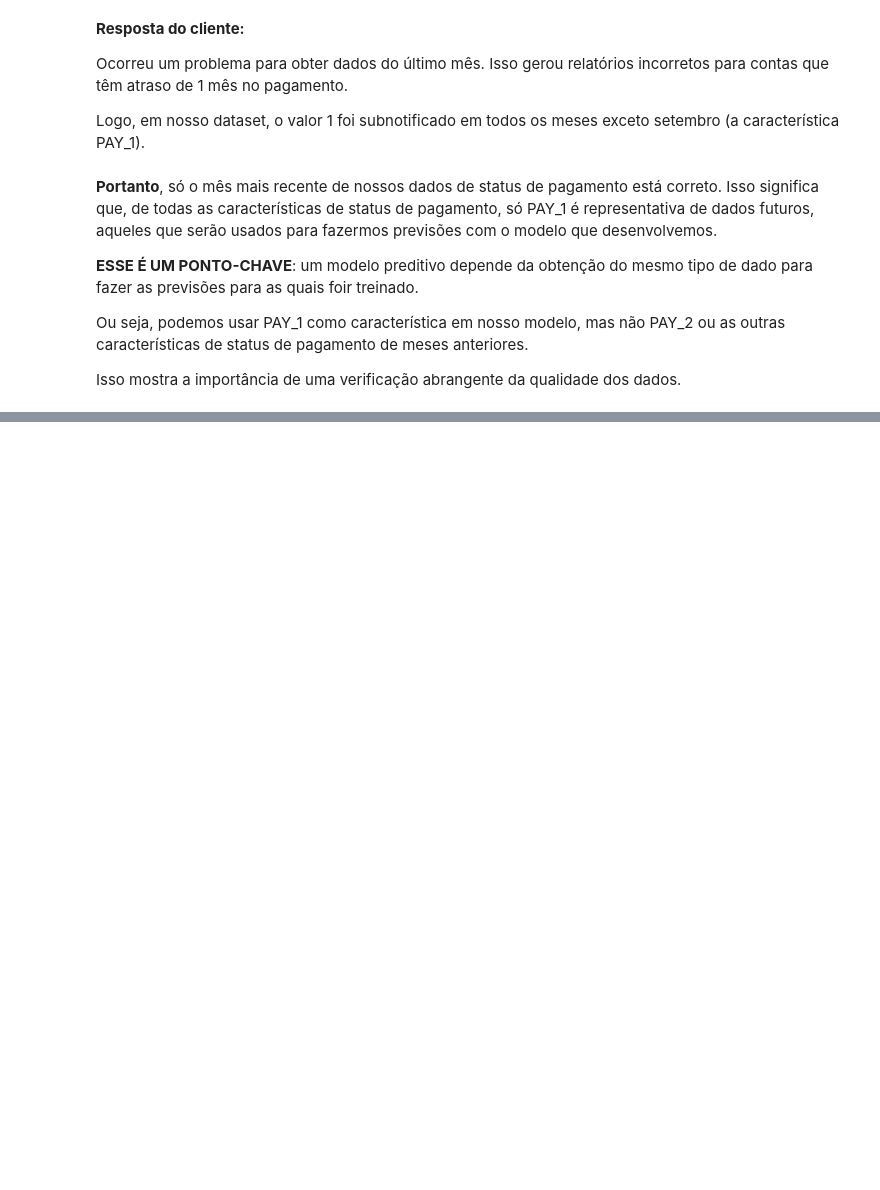
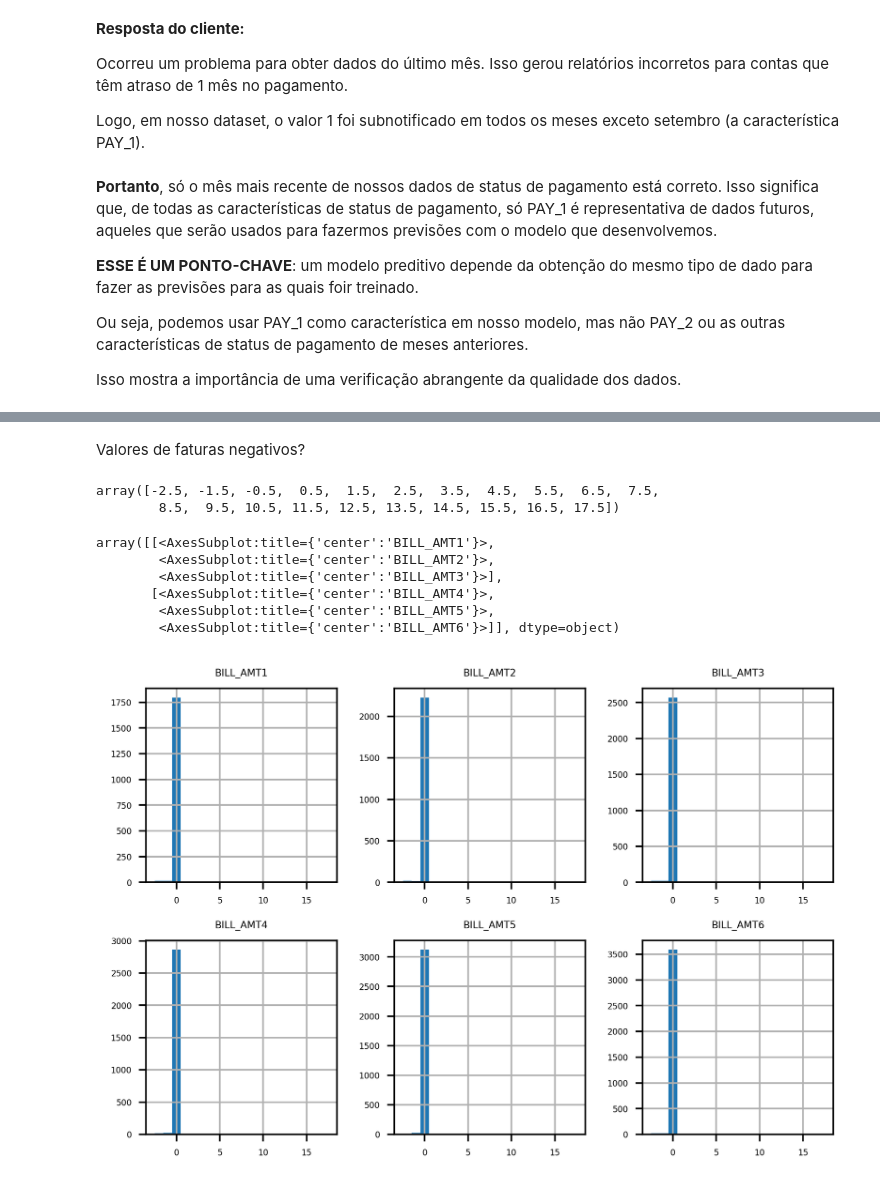
Before and after one commit to renatogcruz/pos_data_science_analytics, a Jupyter notebook: data_science/projetos_de_ciencias_de_dados_com_python/Cap_01/Cap. 01 - Exploração e limpeza de dados.ipynb, the cells around one changed output, grey strips where cells are left out. Drawn from its saved outputs; the diff is of its cells as text; code cells hidden in the pictures; blank space fills up the shorter version.

```diff
--- a/data_science/projetos_de_ciencias_de_dados_com_python/Cap_01/Cap. 01 - Exploração e limpeza de dados.ipynb
+++ b/data_science/projetos_de_ciencias_de_dados_com_python/Cap_01/Cap. 01 - Exploração e limpeza de dados.ipynb
@@ -1114,0 +1130,5 @@ página 63 ...
+# %%
+# 1 - crie listas com nomes para as características financeiras restantes
+
+bill_list = ['BILL_AMT1', 'BILL_AMT2', 'BILL_AMT3', 'BILL_AMT4', 'BILL_AMT5', 'BILL_AMT6']
+previous_pay_list = ['PAY_AMT1', 'PAY_AMT2', 'PAY_AMT3', 'PAY_AMT4', 'PAY_AMT5', 'PAY_AMT6']
@@ -1114,0 +1155,23 @@ página 63 ...
+# %% [markdown]
+Valores de faturas negativos?
+# %%
+# 3. visualize as características de valor da fatura usando uma grade 2 x 3 de plotagens de histograma
+# dica: use 20 bins para essa visualização
+
+pay_2_bins = np.array(range(-2,19)) - 0.5    # criando array com de 21 números que resultará em 20 bins
+
+pay_2_bins                              # visualizando tamanho do array
+# %% [output]
+array([-2.5, -1.5, -0.5,  0.5,  1.5,  2.5,  3.5,  4.5,  5.5,  6.5,  7.5,
+        8.5,  9.5, 10.5, 11.5, 12.5, 13.5, 14.5, 15.5, 16.5, 17.5])
+# %%
+mpl.rcParams['font.size'] = 4
+df[bill_list].hist(bins=pay_2_bins, layout=(2, 3))
+# %% [output]
+array([[<AxesSubplot:title={'center':'BILL_AMT1'}>,
+        <AxesSubplot:title={'center':'BILL_AMT2'}>,
+        <AxesSubplot:title={'center':'BILL_AMT3'}>],
+       [<AxesSubplot:title={'center':'BILL_AMT4'}>,
+        <AxesSubplot:title={'center':'BILL_AMT5'}>,
+        <AxesSubplot:title={'center':'BILL_AMT6'}>]], dtype=object)
+[figure, added]
```
Also changed, not shown: parts of 16 cells of this notebook.
